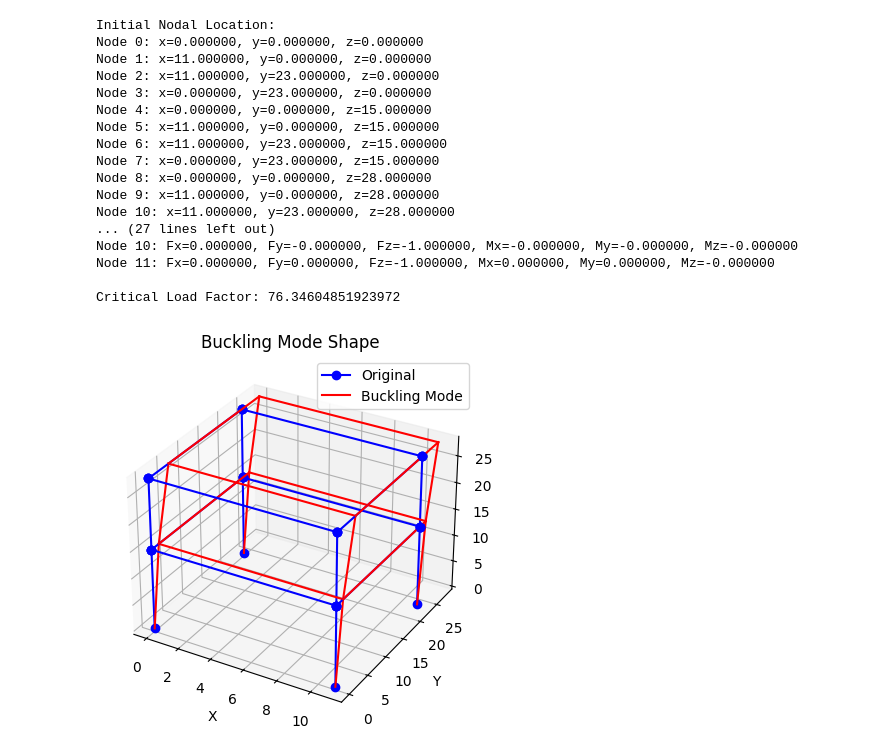
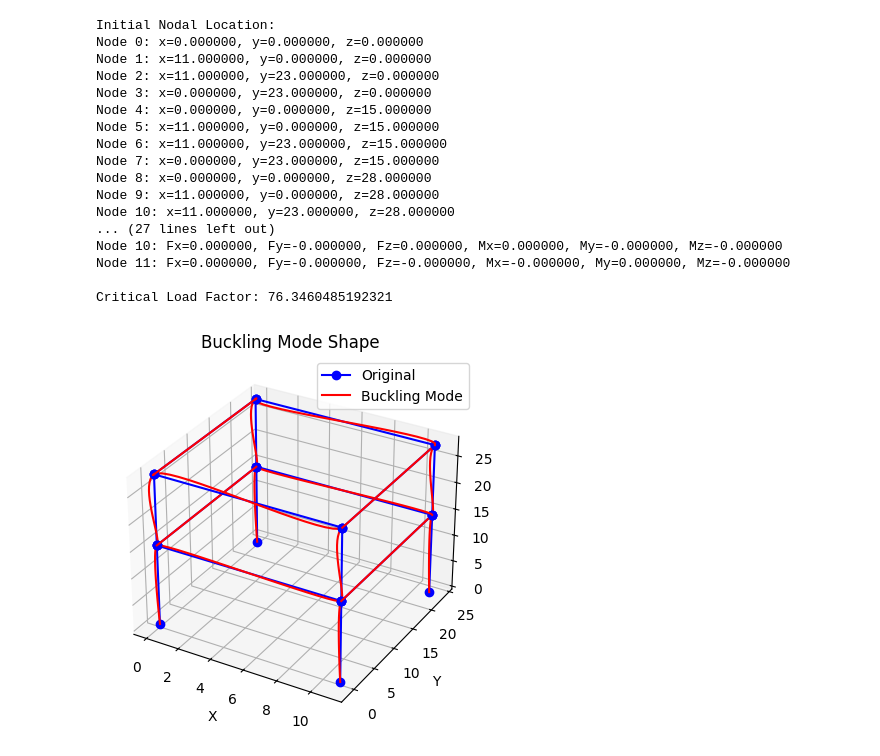
Before and after one commit to K-batonisashvili/Computational-Mechanics-Nonlinear-Systems, a Jupyter notebook: Assignment-2/Geometric-Analysis-Direct-Stiffness/src/Assignment_2_2.ipynb, the cells around one changed output. Saved outputs shown, nothing was run; the diff lists cells and outputs as text; code cells hidden in the pictures.

```diff
--- a/Assignment-2/Geometric-Analysis-Direct-Stiffness/src/Assignment_2_2.ipynb
+++ b/Assignment-2/Geometric-Analysis-Direct-Stiffness/src/Assignment_2_2.ipynb
@@ -77,7 +77,7 @@ for i, node in enumerate(nodes):
 # %%
 import numpy as np
 import matplotlib.pyplot as plt
-from Geometric_stiffness import Frame, Nodes, Elements
+from Geometric_stiffness_test import Frame, Nodes, Elements
 
 
 ### This is problem 2 from in-class code review
@@ -86,12 +86,12 @@ from Geometric_stiffness import Frame, Nodes, Elements
  # Define Nodes
 nodes = []
 nodes.append(Nodes(0.0, 0.0, 0.0))
-nodes.append(Nodes((1/6)*25.0, (1/6)*50.0, (1/6)*37.0))
-nodes.append(Nodes((2/6)*25.0, (2/6)*50.0, (2/6)*37.0))
-nodes.append(Nodes((3/6)*25.0, (3/6)*50.0, (3/6)*37.0))
-nodes.append(Nodes((4/6)*25.0, (4/6)*50.0, (4/6)*37.0))
-nodes.append(Nodes((5/6)*25.0, (5/6)*50.0, (5/6)*37.0))
-nodes.append(Nodes(25.0, 50.0, 37.0))
+nodes.append(Nodes((1)*25.0, (1)*50.0, (1)*37.0))
+nodes.append(Nodes((2)*25.0, (2)*50.0, (2)*37.0))
+nodes.append(Nodes((3)*25.0, (3)*50.0, (3)*37.0))
+nodes.append(Nodes((4)*25.0, (4)*50.0, (4)*37.0))
+nodes.append(Nodes((5)*25.0, (5)*50.0, (5)*37.0))
+nodes.append(Nodes((6)*25.0, (6)*50.0, (6)*37.0))
 
 # Apply boundary conditions
 nodes[0].set_boundary_constraints([True, True, True, True, True, True])  # Node 0 constrained in all directions
@@ -157,4 +157,4 @@ critical_load_factor, eigenvector = frame.elastic_critical_load()
 print(f"\nCritical Load Factor: {critical_load_factor}")
 
 # Plot the buckling shape
-frame.plot_buckling_mode(eigenvector)
+frame.plot_buckled_shape(eigenvector)
@@ -161,7 +180,7 @@ frame.plot_buckling_mode(eigenvector)
 # %%
 import numpy as np
 import matplotlib.pyplot as plt
-from Geometric_stiffness import Frame, Nodes, Elements
+from Geometric_stiffness_test import Frame, Nodes, Elements
 
 
 ### This is problem 3 from in-class code review
@@ -269,35 +288,35 @@ for i, node in enumerate(nodes):
 print("\nNodal Displacements & Rotations:")
 for i, node in enumerate(nodes):
     print(f"Node {i}: u={U[i * 6]:.6f}, v={U[i * 6 + 1]:.6f}, w={U[i * 6 + 2]:.6f}, "
             f"θx={U[i * 6 + 3]:.6f}, θy={U[i * 6 + 4]:.6f}, θz={U[i * 6 + 5]:.6f}")
 
 print("\nReaction Forces & Moments at Supports:")
 for i, node in enumerate(nodes):
     print(f"Node {i}: Fx={R[i * 6]:.6f}, Fy={R[i * 6 + 1]:.6f}, Fz={R[i * 6 + 2]:.6f}, "
             f"Mx={R[i * 6 + 3]:.6f}, My={R[i * 6 + 4]:.6f}, Mz={R[i * 6 + 5]:.6f}")
 
 # Critical Load Factor
 critical_load_factor, eigenvector = frame.elastic_critical_load()
 print(f"\nCritical Load Factor: {critical_load_factor}")
 
 # Plot the buckling shape
-frame.plot_buckling_mode(eigenvector)
+frame.plot_buckled_shape(eigenvector, scale=20)
 # %% [output]
 Initial Nodal Location:
 Node 0: x=0.000000, y=0.000000, z=0.000000
 Node 1: x=11.000000, y=0.000000, z=0.000000
 Node 2: x=11.000000, y=23.000000, z=0.000000
 Node 3: x=0.000000, y=23.000000, z=0.000000
 Node 4: x=0.000000, y=0.000000, z=15.000000
 Node 5: x=11.000000, y=0.000000, z=15.000000
 Node 6: x=11.000000, y=23.000000, z=15.000000
 Node 7: x=0.000000, y=23.000000, z=15.000000
 Node 8: x=0.000000, y=0.000000, z=28.000000
 Node 9: x=11.000000, y=0.000000, z=28.000000
 Node 10: x=11.000000, y=23.000000, z=28.000000
 ... (27 lines left out)
-Node 10: Fx=0.000000, Fy=-0.000000, Fz=-1.000000, Mx=-0.000000, My=-0.000000, Mz=-0.000000
-Node 11: Fx=0.000000, Fy=0.000000, Fz=-1.000000, Mx=0.000000, My=0.000000, Mz=-0.000000
+Node 10: Fx=0.000000, Fy=-0.000000, Fz=0.000000, Mx=0.000000, My=-0.000000, Mz=-0.000000
+Node 11: Fx=0.000000, Fy=-0.000000, Fz=-0.000000, Mx=-0.000000, My=0.000000, Mz=-0.000000
 
-Critical Load Factor: 76.34604851923972
+Critical Load Factor: 76.3460485192321
-[figure, old version]
+[figure, new version]
```
Also changed, not shown: parts of 1 cell of this notebook, 3 other files.
